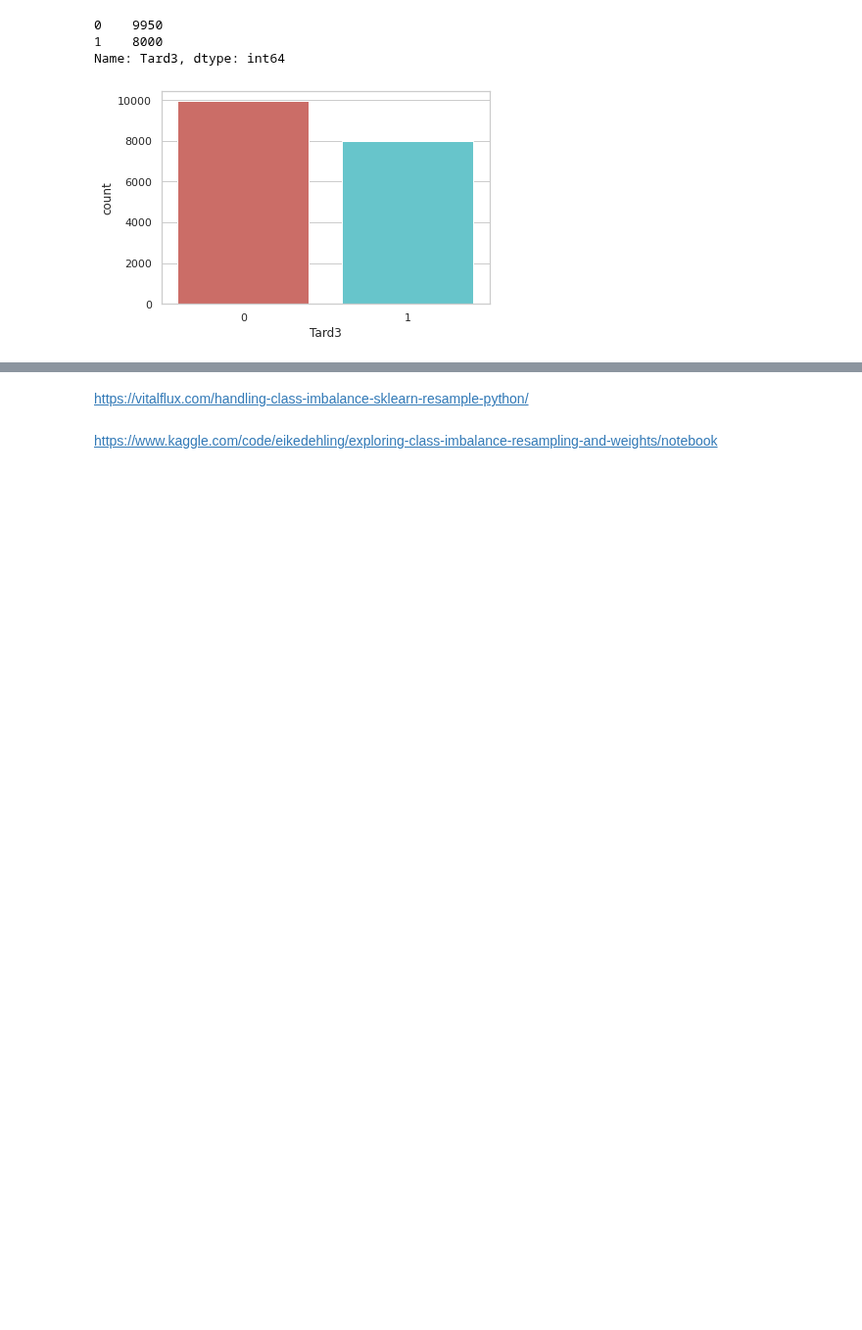
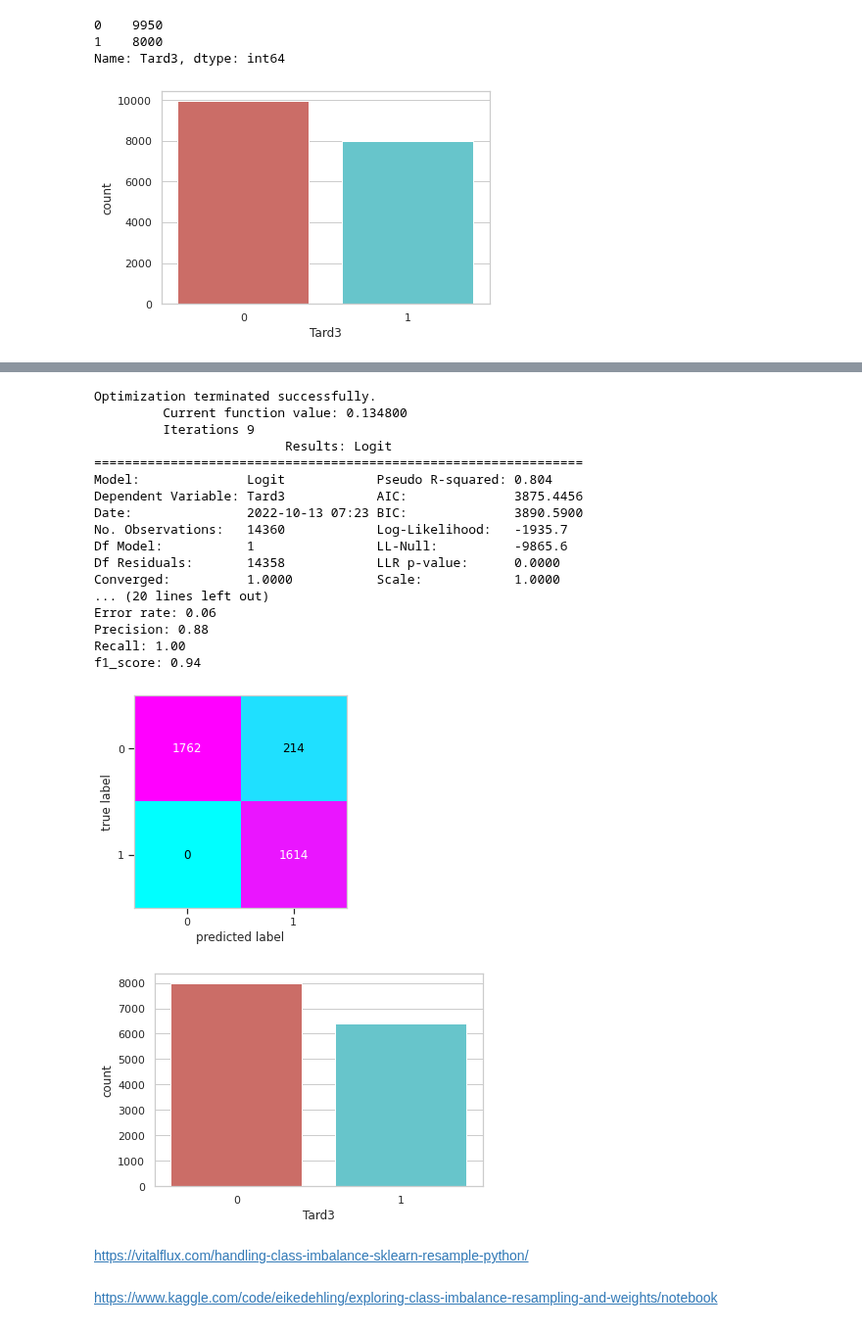
Before and after one commit to JMML2021/Entrega-projecte-final, a Jupyter notebook: utilitzar_loggistic_regression_per_mirar_els_coeficients_.ipynb, the cells around one changed output, grey strips where cells are left out. Shown at 98% size. Drawn from its saved outputs; the diff is of its cells as text; code cells hidden in the pictures; blank space fills up the shorter version.

```diff
--- a/utilitzar_loggistic_regression_per_mirar_els_coeficients_.ipynb
+++ b/utilitzar_loggistic_regression_per_mirar_els_coeficients_.ipynb
@@ -429,3 +456,72 @@ f1_score: 0.94
+# %%
+#@title 07.- Model balñancejat "totes les dades", però només 2 variables importants:
+
+# Divisió de les dades en train i test
+# ==
+exog_names = ['E_Despegue3','E_Duracion_Vuelo3']
+mapper = DataFrameMapper([(exog_names, StandardScaler())])
+scaled_features = mapper.fit_transform(df3.copy(), 4)
+datos_x= pd.DataFrame(scaled_features, index=df3.index, columns=exog_names)
+
+datos_y = df3.loc[:,['Tard3']]
+X_train, X_test, y_train, y_test = train_test_split(
+                                        datos_x,
+                                       datos_y,
+                                        train_size   = 0.8,
+                                        random_state = 1234,
+                                        shuffle      = True
+                                    )
+logit_model=sm.Logit( y_train, X_train)
+result=logit_model.fit()
+print(result.summary2())
+
+
+y_pred = result.predict(X_test)
+prediction = list(map(round, y_pred))
+prediction
+
+#print(Counter(y_over))
+
+
+print('classification_report')
+print(classification_report(y_test, prediction))
+print('confusion_matrix')
+
+cf_matrix=plot_confusion_matrix(confusion_matrix(y_test, prediction), cmap='cool')
+
+precision=round(accuracy_score(y_test, prediction),2)
+accuracy.append(['2_Variables_Balanceado_TODO', precision])
+
+print('Accuracy: {:.2f}'.format(accuracy_score(y_test, prediction)))
+print('Error rate: {:.2f}'.format(1 - accuracy_score(y_test, prediction)))
+print('Precision: {:.2f}'.format(precision_score(y_test, prediction)))
+print('Recall: {:.2f}'.format(recall_score(y_test, prediction)))
+print('f1_score: {:.2f}'.format(f1_score(y_test, prediction)))
+
+
+fig, ax = plt.subplots(figsize=(6, 4))
+sns.countplot(x='Tard3',data=y_train, palette='hls')
+plt.show()
+# %% [output]
+Optimization terminated successfully.
+         Current function value: 0.134800
+         Iterations 9
+                         Results: Logit
+================================================================
+Model:              Logit            Pseudo R-squared: 0.804
+Dependent Variable: Tard3            AIC:              3875.4456
+Date:               2022-10-13 07:23 BIC:              3890.5900
+No. Observations:   14360            Log-Likelihood:   -1935.7
+Df Model:           1                LL-Null:          -9865.6
+Df Residuals:       14358            LLR p-value:      0.0000
+Converged:          1.0000           Scale:            1.0000
+... (20 lines left out)
+Error rate: 0.06
+Precision: 0.88
+Recall: 1.00
+f1_score: 0.94
+[figure, added]
+[figure, added]
 # %% [markdown]
 https://vitalflux.com/handling-class-imbalance-sklearn-resample-python/
 # %% [markdown]
```
Also changed, not shown: parts of 19 cells of this notebook.
